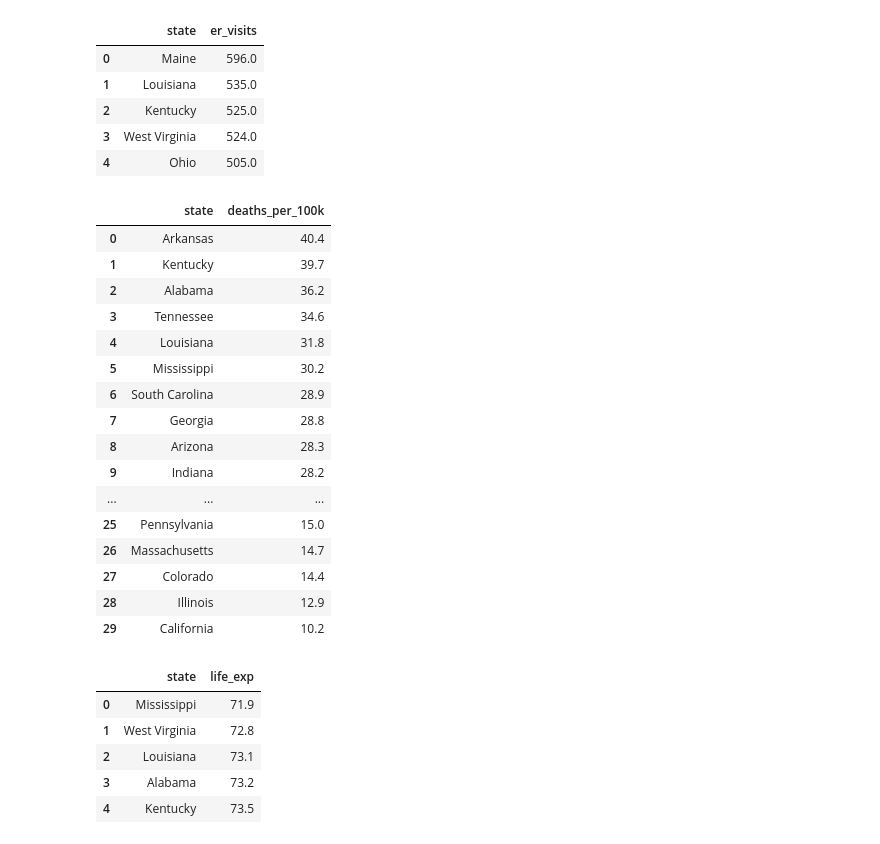
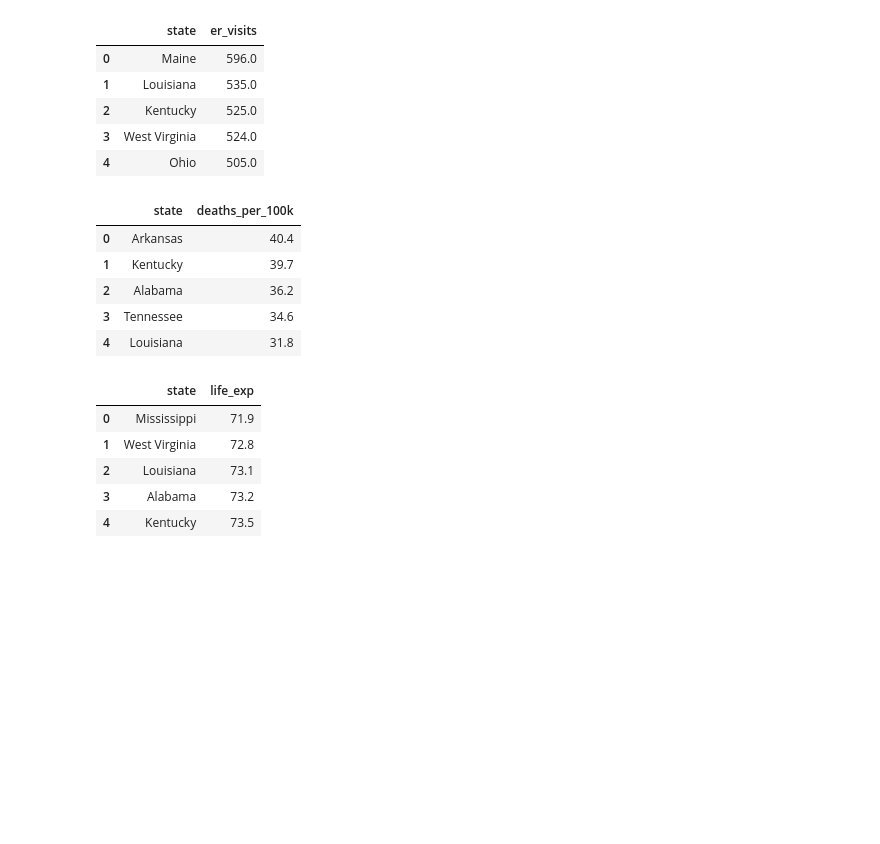
Before and after one commit to bdiamond2/medicaid-expansion-analysis, a Jupyter notebook: medicaid_expansion.ipynb, the cells around one changed output. Drawn from its saved outputs; the diff is of its cells as text; code cells hidden in the pictures; blank space fills up the shorter version.

```diff
--- a/medicaid_expansion.ipynb
+++ b/medicaid_expansion.ipynb
@@ -59,37 +57,26 @@ df_er.head()
 # %%
 # maternal deaths per 100,000 live births by state
 # Source: https://www.kff.org/other/state-indicator/maternal-deaths-and-mortality-rates-per-100000-live-births/?currentTimeframe=0&sortModel=%7B%22colId%22:%22Location%22,%22sort%22:%22asc%22%7D
 
 df_mat_deaths = pd.read_csv('data/KFF_maternal_deaths.csv', header=2).loc[:51] # get rid of junk rows
 df_mat_deaths = df_mat_deaths[~df_mat_deaths['Location'].isin(['United States', 'District of Columbia'])]
 df_mat_deaths = df_mat_deaths.rename(columns={
     'Location':'state',
     'Maternal Mortality Rate per 100,000 live Births':'deaths_per_100k'
 })
 df_mat_deaths = df_mat_deaths.loc[df_mat_deaths['deaths_per_100k'] != 'NR',:]
 df_mat_deaths['deaths_per_100k'] = df_mat_deaths['deaths_per_100k'].astype(float)
 df_mat_deaths = df_mat_deaths.sort_values('deaths_per_100k', ascending=False).reset_index()
 df_mat_deaths = df_mat_deaths.loc[:, ['state', 'deaths_per_100k']]
 
-df_mat_deaths
+df_mat_deaths.head()
 # %% [output]
 |  | state | deaths_per_100k |
 | 0 | Arkansas | 40.4 |
 | 1 | Kentucky | 39.7 |
 | 2 | Alabama | 36.2 |
 | 3 | Tennessee | 34.6 |
 | 4 | Louisiana | 31.8 |
-| 5 | Mississippi | 30.2 |
-| 6 | South Carolina | 28.9 |
-| 7 | Georgia | 28.8 |
-| 8 | Arizona | 28.3 |
-| 9 | Indiana | 28.2 |
-| ... | ... | ... |
-| 25 | Pennsylvania | 15.0 |
-| 26 | Massachusetts | 14.7 |
-| 27 | Colorado | 14.4 |
-| 28 | Illinois | 12.9 |
-| 29 | California | 10.2 |
 # %%
 df_life_exp = pd.read_csv('data/cdc_life_exp.csv')
 df_life_exp = df_life_exp.rename(columns={'STATE':'state_abbr', 'RATE':'life_exp'})
```
Also changed, not shown: parts of 9 cells of this notebook, 1 other file.
